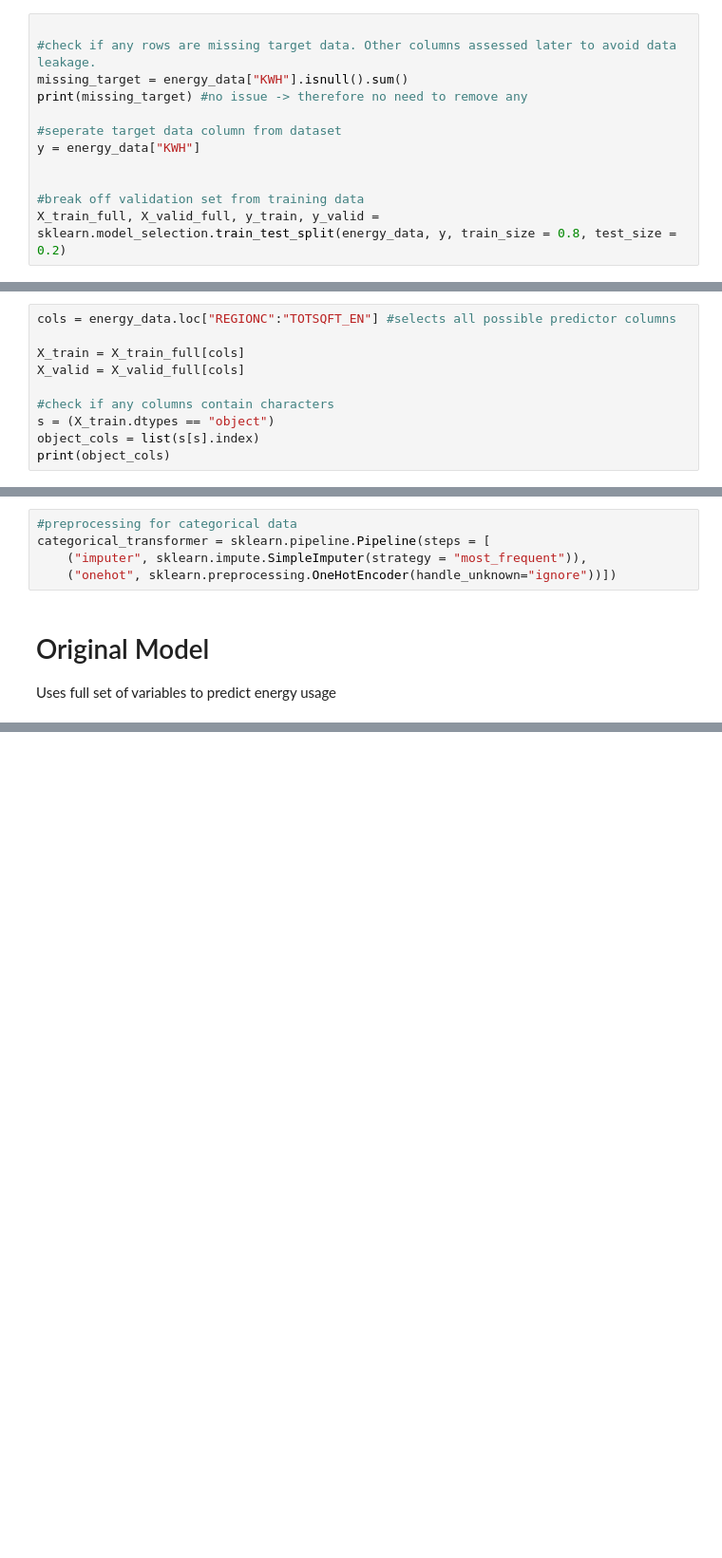
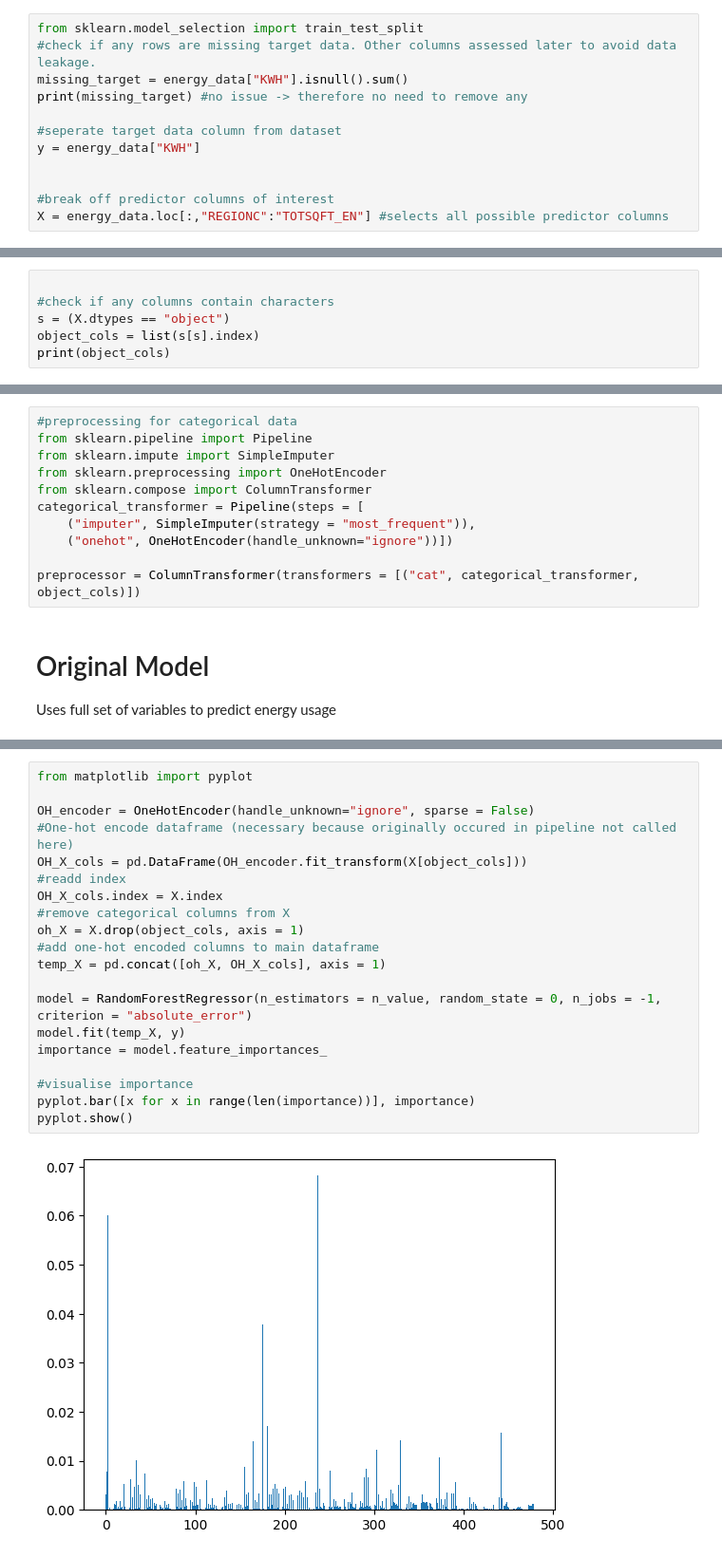
Before and after one commit to Cirrixx/Data-science-application, a Jupyter notebook: electricty_ML_main.ipynb, the cells around one changed output, grey strips where cells are left out. Shown at 95% size. Saved outputs shown, nothing was run; the diff lists cells and outputs as text; blank space fills up the shorter version.

```diff
--- a/electricty_ML_main.ipynb
+++ b/electricty_ML_main.ipynb
@@ -35,5 +21,5 @@ Name: 2022_price, Length: 5686, dtype: float64
 # %%
-
+from sklearn.model_selection import train_test_split
 #check if any rows are missing target data. Other columns assessed later to avoid data leakage.
 missing_target = energy_data["KWH"].isnull().sum()
 print(missing_target) #no issue -> therefore no need to remove any
@@ -42,18 +28,14 @@ print(missing_target) #no issue -> therefore no need to remove any
 y = energy_data["KWH"]
 
 
-#break off validation set from training data
-X_train_full, X_valid_full, y_train, y_valid = sklearn.model_selection.train_test_split(energy_data, y, train_size = 0.8, test_size = 0.2)
+#break off predictor columns of interest
+X = energy_data.loc[:,"REGIONC":"TOTSQFT_EN"] #selects all possible predictor columns
 # %% [output]
 0
 # %%
-cols = energy_data.loc["REGIONC":"TOTSQFT_EN"] #selects all possible predictor columns
-
-X_train = X_train_full[cols]
-X_valid = X_valid_full[cols]
 
 #check if any columns contain characters
-s = (X_train.dtypes == "object")
+s = (X.dtypes == "object")
 object_cols = list(s[s].index)
 print(object_cols)
 # %% [output]
@@ -64,9 +46,15 @@ Found 4 columns contain characters. These columns will be one-hot encoded to con
 Note that dataset had already been imputed, therefore this step was skipped.
 # %%
 #preprocessing for categorical data
-categorical_transformer = sklearn.pipeline.Pipeline(steps = [
-    ("imputer", sklearn.impute.SimpleImputer(strategy = "most_frequent")),
-    ("onehot", sklearn.preprocessing.OneHotEncoder(handle_unknown="ignore"))])
+from sklearn.pipeline import Pipeline
+from sklearn.impute import SimpleImputer
+from sklearn.preprocessing import OneHotEncoder
+from sklearn.compose import ColumnTransformer
+categorical_transformer = Pipeline(steps = [
+    ("imputer", SimpleImputer(strategy = "most_frequent")),
+    ("onehot", OneHotEncoder(handle_unknown="ignore"))])
+
+preprocessor = ColumnTransformer(transformers = [("cat", categorical_transformer, object_cols)])
 # %% [markdown]
 # Original Model
 Uses full set of variables to predict energy usage
@@ -106,0 +101,22 @@ for n_value in N_VALUES:
+# %%
+from matplotlib import pyplot
+
+OH_encoder = OneHotEncoder(handle_unknown="ignore", sparse = False)
+#One-hot encode dataframe (necessary because originally occured in pipeline not called here)
+OH_X_cols = pd.DataFrame(OH_encoder.fit_transform(X[object_cols]))
+#readd index
+OH_X_cols.index = X.index
+#remove categorical columns from X
+oh_X = X.drop(object_cols, axis = 1)
+#add one-hot encoded columns to main dataframe
+temp_X = pd.concat([oh_X, OH_X_cols], axis = 1)
+
+model = RandomForestRegressor(n_estimators = n_value, random_state = 0, n_jobs = -1, criterion = "absolute_error")
+model.fit(temp_X, y)
+importance = model.feature_importances_
+
+#visualise importance
+pyplot.bar([x for x in range(len(importance))], importance)
+pyplot.show()
+# %% [output]
+[figure, added]
```
Also changed, not shown: parts of 10 cells of this notebook.
